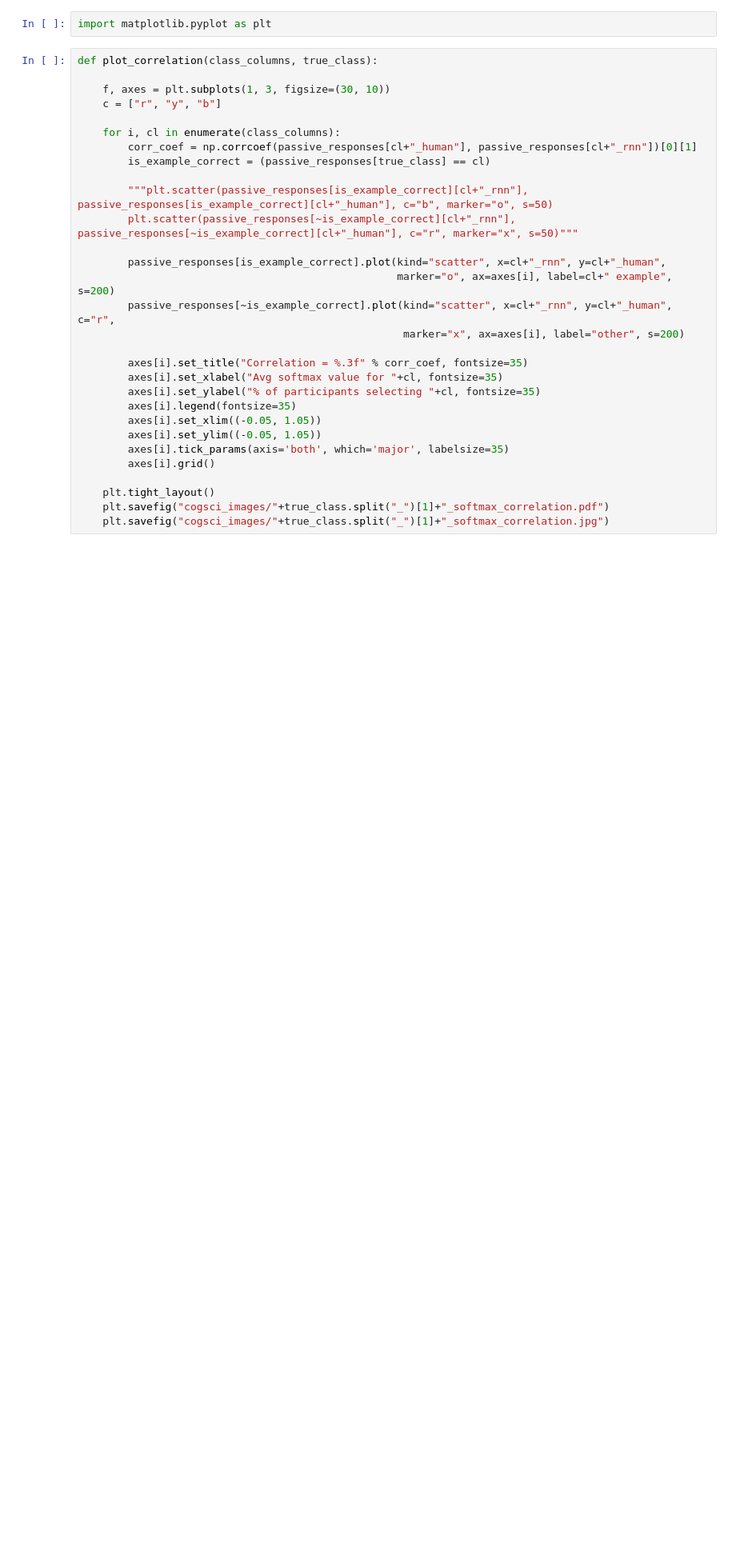
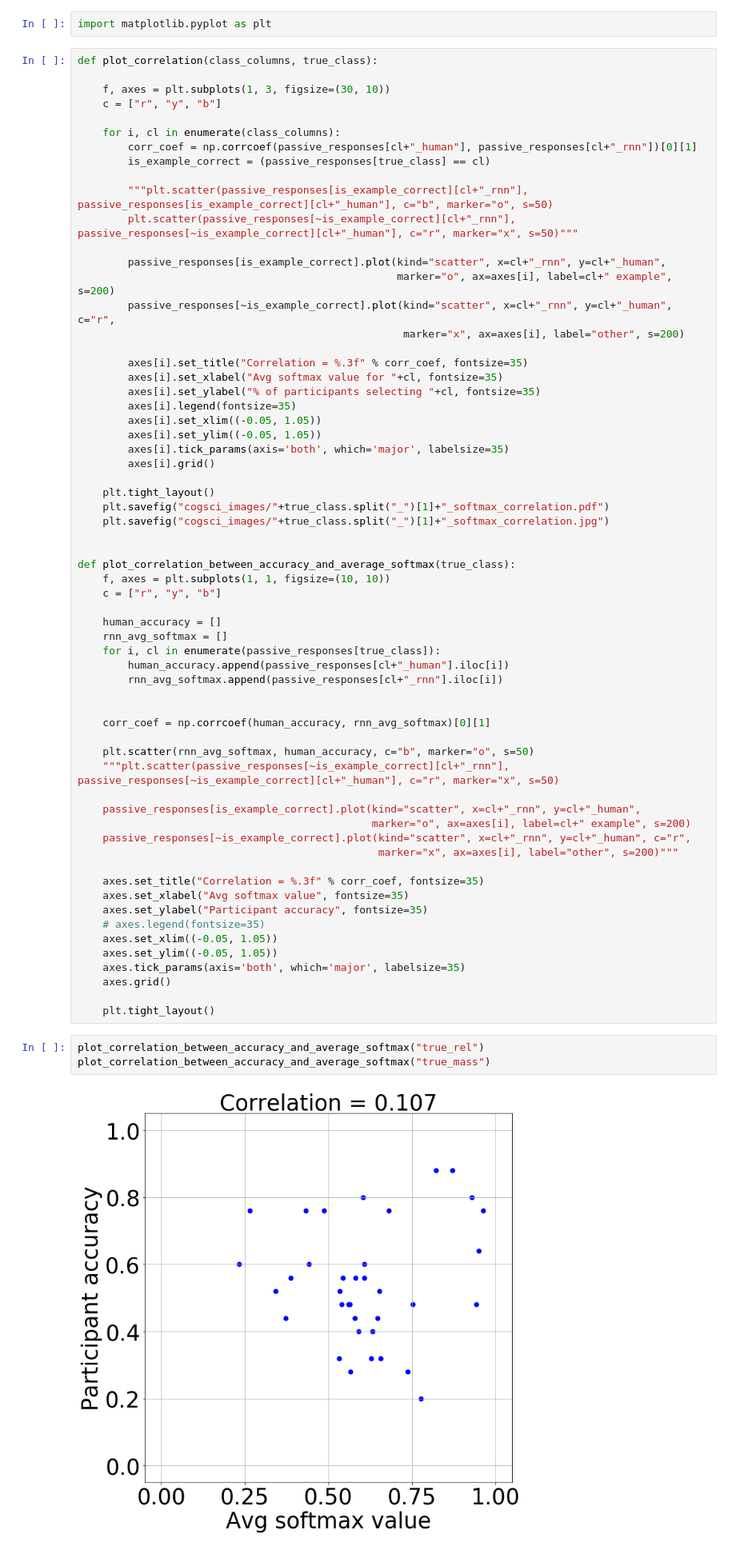
Before and after one commit to iamhectorotero/learning-physical-properties-with-rnns, a Jupyter notebook: cogsci_experiments/10. Is RNN softmax output a good predictor for human guesses.ipynb, the cells around one changed output. Shown at 80% size. Cells and saved outputs as stored; diff of their text form; blank space fills up the shorter version.

```diff
--- a/cogsci_experiments/10. Is RNN softmax output a good predictor for human guesses.ipynb
+++ b/cogsci_experiments/10. Is RNN softmax output a good predictor for human guesses.ipynb
@@ -274,3 +260,41 @@ def plot_correlation(class_columns, true_class):
     plt.tight_layout()
     plt.savefig("cogsci_images/"+true_class.split("_")[1]+"_softmax_correlation.pdf")
     plt.savefig("cogsci_images/"+true_class.split("_")[1]+"_softmax_correlation.jpg")
+
+
+def plot_correlation_between_accuracy_and_average_softmax(true_class):
+    f, axes = plt.subplots(1, 1, figsize=(10, 10))
+    c = ["r", "y", "b"]
+
+    human_accuracy = []
+    rnn_avg_softmax = []
+    for i, cl in enumerate(passive_responses[true_class]):
+        human_accuracy.append(passive_responses[cl+"_human"].iloc[i])
+        rnn_avg_softmax.append(passive_responses[cl+"_rnn"].iloc[i])
+
+
+    corr_coef = np.corrcoef(human_accuracy, rnn_avg_softmax)[0][1]
+
+    plt.scatter(rnn_avg_softmax, human_accuracy, c="b", marker="o", s=50)
+    """plt.scatter(passive_responses[~is_example_correct][cl+"_rnn"], passive_responses[~is_example_correct][cl+"_human"], c="r", marker="x", s=50)
+
+    passive_responses[is_example_correct].plot(kind="scatter", x=cl+"_rnn", y=cl+"_human",
+                                               marker="o", ax=axes[i], label=cl+" example", s=200)
+    passive_responses[~is_example_correct].plot(kind="scatter", x=cl+"_rnn", y=cl+"_human", c="r",
+                                                marker="x", ax=axes[i], label="other", s=200)"""
+
+    axes.set_title("Correlation = %.3f" % corr_coef, fontsize=35)
+    axes.set_xlabel("Avg softmax value", fontsize=35)
+    axes.set_ylabel("Participant accuracy", fontsize=35)
+    # axes.legend(fontsize=35)
+    axes.set_xlim((-0.05, 1.05))
+    axes.set_ylim((-0.05, 1.05))
+    axes.tick_params(axis='both', which='major', labelsize=35)
+    axes.grid()
+
+    plt.tight_layout()
+# %%
+plot_correlation_between_accuracy_and_average_softmax("true_rel")
+plot_correlation_between_accuracy_and_average_softmax("true_mass")
+# %% [output]
+[figure, added]
```
Also changed, not shown: parts of 3 cells of this notebook, 1 other file.
